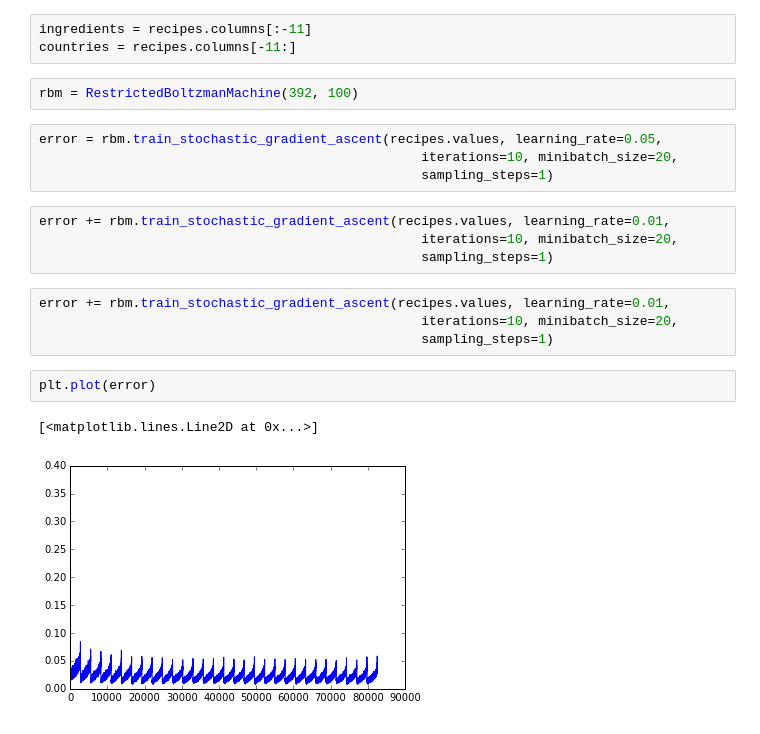
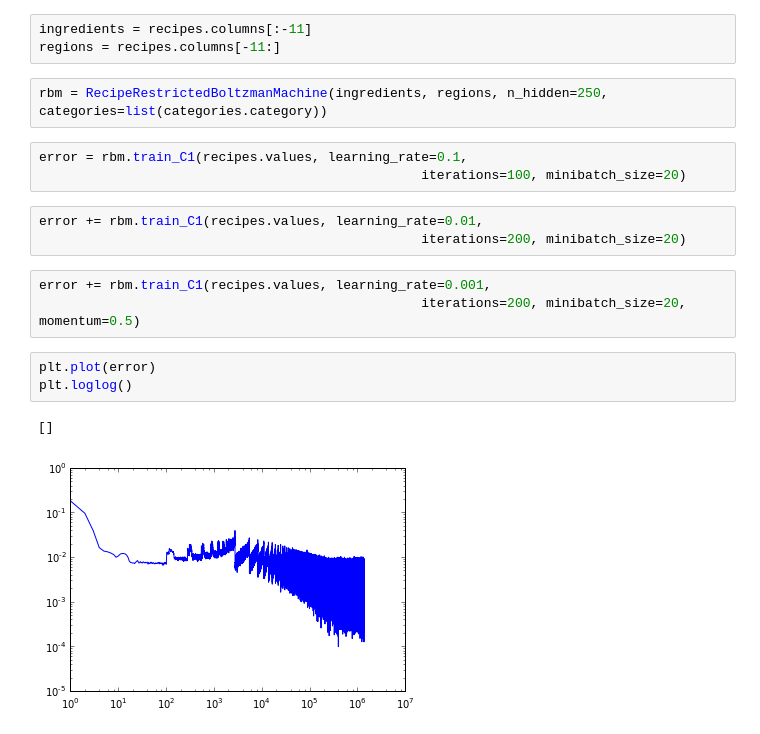
Before and after one commit to MichielStock/Just_for_fun, a Jupyter notebook: RestrictedBoltzmanMachine/RecipeSampler.ipynb, the cells around one changed output. Cells and saved outputs as stored; diff of their text form.

Commit message:
Recipes RBM works

```diff
--- a/RestrictedBoltzmanMachine/RecipeSampler.ipynb
+++ b/RestrictedBoltzmanMachine/RecipeSampler.ipynb
@@ -18,25 +76,23 @@ recipes.head()
 # %%
 ingredients = recipes.columns[:-11]
-countries = recipes.columns[-11:]
+regions = recipes.columns[-11:]
-# %%
-rbm = RestrictedBoltzmanMachine(392, 100)
+# %%
+rbm = RecipeRestrictedBoltzmanMachine(ingredients, regions, n_hidden=250, categories=list(categories.category))
 # %%
-error = rbm.train_stochastic_gradient_ascent(recipes.values, learning_rate=0.05,
-                                                 iterations=10, minibatch_size=20,
-                                                 sampling_steps=1)
+error = rbm.train_C1(recipes.values, learning_rate=0.1,
+                                                 iterations=100, minibatch_size=20)
 # %%
-error += rbm.train_stochastic_gradient_ascent(recipes.values, learning_rate=0.01,
-                                                 iterations=10, minibatch_size=20,
-                                                 sampling_steps=1)
+error += rbm.train_C1(recipes.values, learning_rate=0.01,
+                                                 iterations=200, minibatch_size=20)
 # %%
-error += rbm.train_stochastic_gradient_ascent(recipes.values, learning_rate=0.01,
-                                                 iterations=10, minibatch_size=20,
-                                                 sampling_steps=1)
+error += rbm.train_C1(recipes.values, learning_rate=0.001,
+                                                 iterations=200, minibatch_size=20, momentum=0.5)
 # %%
 plt.plot(error)
+plt.loglog()
 # %% [output]
-[<matplotlib.lines.Line2D at 0x...>]
+[]
-[figure, old version]
+[figure, new version]
 # %%
 plt.imshow(rbm._weights, interpolation='nearest')
 # %% [output]
```
Also changed, not shown: parts of 16 cells of this notebook, 2 other files.
